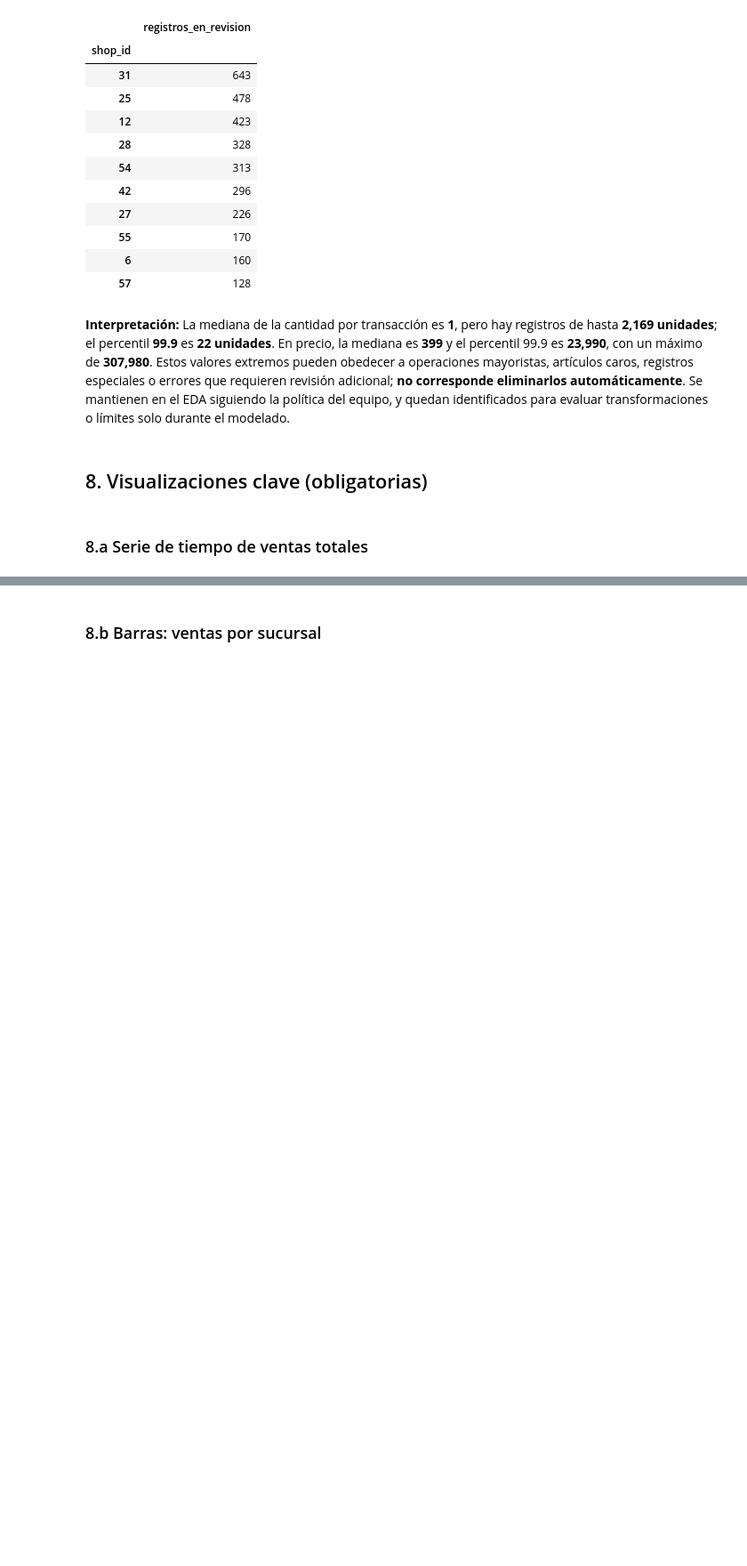
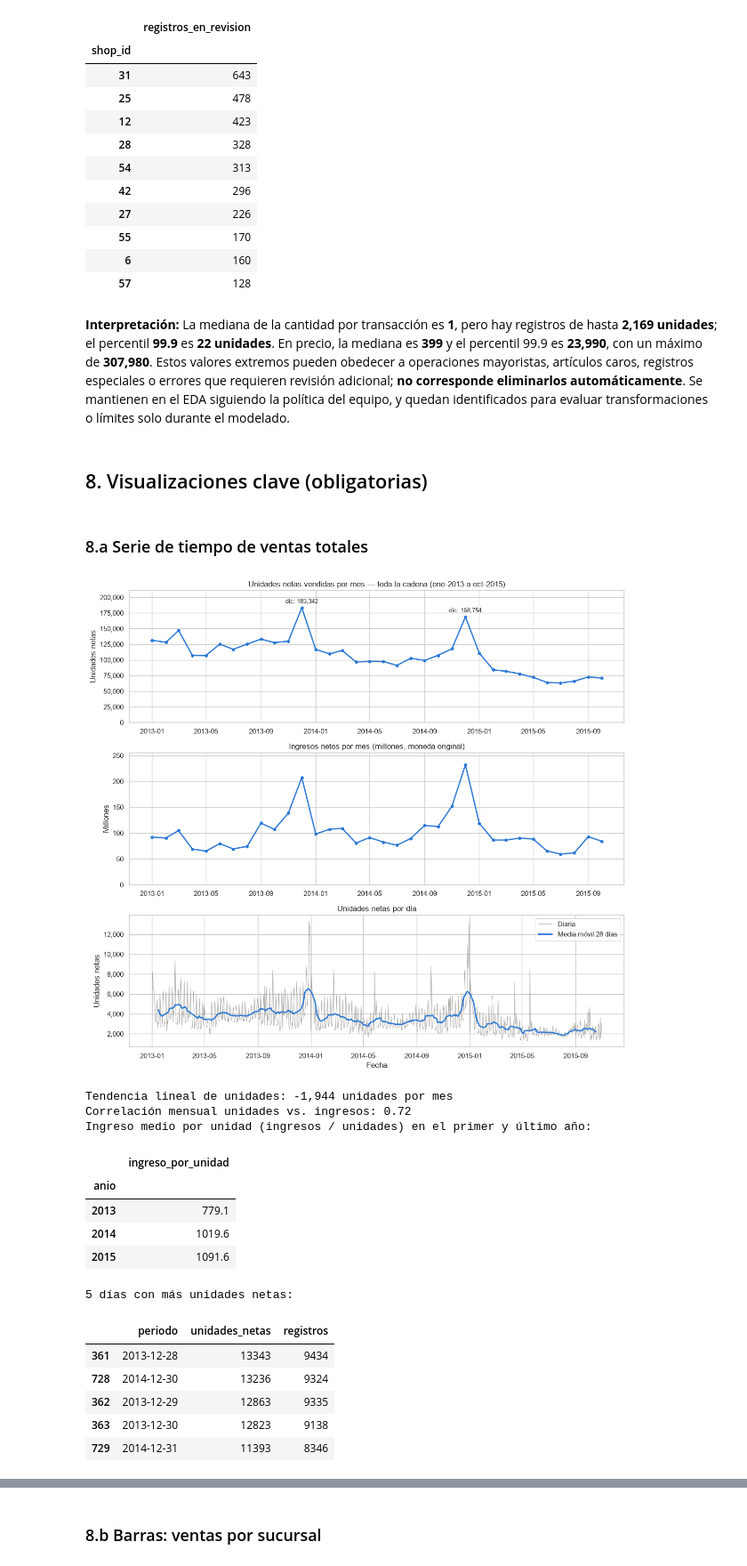
Before and after one commit to alfredo1010/proyecto_predict_future_sales, a Jupyter notebook: notebooks/01_exploratory_data_analysis.ipynb, the cells around one changed output, grey strips where cells are left out. Shown at 89% size. Drawn from its saved outputs; the diff is of its cells as text; code cells hidden in the pictures; blank space fills up the shorter version.

```diff
--- a/notebooks/01_exploratory_data_analysis.ipynb
+++ b/notebooks/01_exploratory_data_analysis.ipynb
@@ -1174,4 +1174,69 @@ Tiendas con más registros que superan alguno de los dos umbrales:
 ## 8. Visualizaciones clave (obligatorias)
 # %% [markdown]
 ### 8.a Serie de tiempo de ventas totales
+# %%
+# Bloque 3 (Mario): funciones reutilizables de las secciones 8, 9 y 10.
+from predict_future_sales.features import (
+    agregar_grupo_categoria, cobertura_test, matriz_mensual, resumen_autocorrelacion,
+)
+from predict_future_sales.plots import (
+    COLOR_NEUTRO, COLOR_PRINCIPAL, COLOR_SECUNDARIO, MAPA_SECUENCIAL,
+    barras_horizontales, etiqueta_mes, formato_miles, graficar_acf_pacf, guardar_figura,
+)
+from matplotlib.patches import Patch
+
+# 8.a Serie de tiempo de ventas totales: mensual (frecuencia del objetivo) y diaria (contexto).
+fig, axes = plt.subplots(3, 1, figsize=(12, 11))
+
+ax = axes[0]
+ax.plot(ventas_mes.periodo, ventas_mes.unidades_netas, marker="o", ms=4, lw=2, color=COLOR_PRINCIPAL)
+for _, fila in ventas_mes.loc[ventas_mes.periodo.dt.month == 12].iterrows():
+    ax.annotate(f"dic: {fila.unidades_netas:,.0f}", (fila.periodo, fila.unidades_netas),
+                textcoords="offset points", xytext=(0, 7), ha="center", fontsize=9)
+ax.set(title="Unidades netas vendidas por mes — toda la cadena (ene-2013 a oct-2015)", ylabel="Unidades netas")
+ax.set_ylim(0, ventas_mes.unidades_netas.max() * 1.15)
+formato_miles(ax)
+
+ax = axes[1]
+ax.plot(ventas_mes.periodo, ventas_mes.ingresos_netos / 1e6, marker="o", ms=4, lw=2, color=COLOR_PRINCIPAL)
+ax.set(title="Ingresos netos por mes (millones, moneda original)", ylabel="Millones")
+ax.set_ylim(0, ventas_mes.ingresos_netos.max() / 1e6 * 1.1)
+
+ax = axes[2]
+ax.plot(ventas_dia.periodo, ventas_dia.unidades_netas, lw=0.7, color=COLOR_NEUTRO, alpha=0.7, label="Diaria")
+ax.plot(ventas_dia.periodo, ventas_dia.unidades_netas.rolling(28, center=True).mean(),
+        lw=2, color=COLOR_PRINCIPAL, label="Media móvil 28 días")
+ax.set(title="Unidades netas por día", ylabel="Unidades netas", xlabel="Fecha")
+ax.legend(loc="upper right")
+formato_miles(ax)
+
+plt.tight_layout()
+guardar_figura(fig, "8a_serie_ventas_totales")
+plt.show()
+
+pendiente = np.polyfit(np.arange(len(ventas_mes)), ventas_mes.unidades_netas, 1)[0]
+print(f"Tendencia lineal de unidades: {pendiente:,.0f} unidades por mes")
+print(f"Correlación mensual unidades vs. ingresos: {ventas_mes.unidades_netas.corr(ventas_mes.ingresos_netos):.2f}")
+print("Ingreso medio por unidad (ingresos / unidades) en el primer y último año:")
+ticket = ventas_mes.assign(anio=ventas_mes.periodo.dt.year).groupby("anio")[["ingresos_netos", "unidades_netas"]].sum()
+display((ticket.ingresos_netos / ticket.unidades_netas).rename("ingreso_por_unidad").round(1).to_frame())
+print("5 días con más unidades netas:")
+display(ventas_dia.nlargest(5, "unidades_netas")[["periodo", "unidades_netas", "registros"]])
+# %% [output]
+[figure, added]
+Tendencia lineal de unidades: -1,944 unidades por mes
+Correlación mensual unidades vs. ingresos: 0.72
+Ingreso medio por unidad (ingresos / unidades) en el primer y último año:
+|  | ingreso_por_unidad |
+| anio |  |
+| 2013 | 779.1 |
+| 2014 | 1019.6 |
+| 2015 | 1091.6 |
+5 días con más unidades netas:
+|  | periodo | unidades_netas | registros |
+| 361 | 2013-12-28 | 13343 | 9434 |
+| 728 | 2014-12-30 | 13236 | 9324 |
+| 362 | 2013-12-29 | 12863 | 9335 |
+| 363 | 2013-12-30 | 12823 | 9138 |
+| 729 | 2014-12-31 | 11393 | 8346 |
 # %% [markdown]
```
Also changed, not shown: parts of 24 cells of this notebook, 14 other files.
